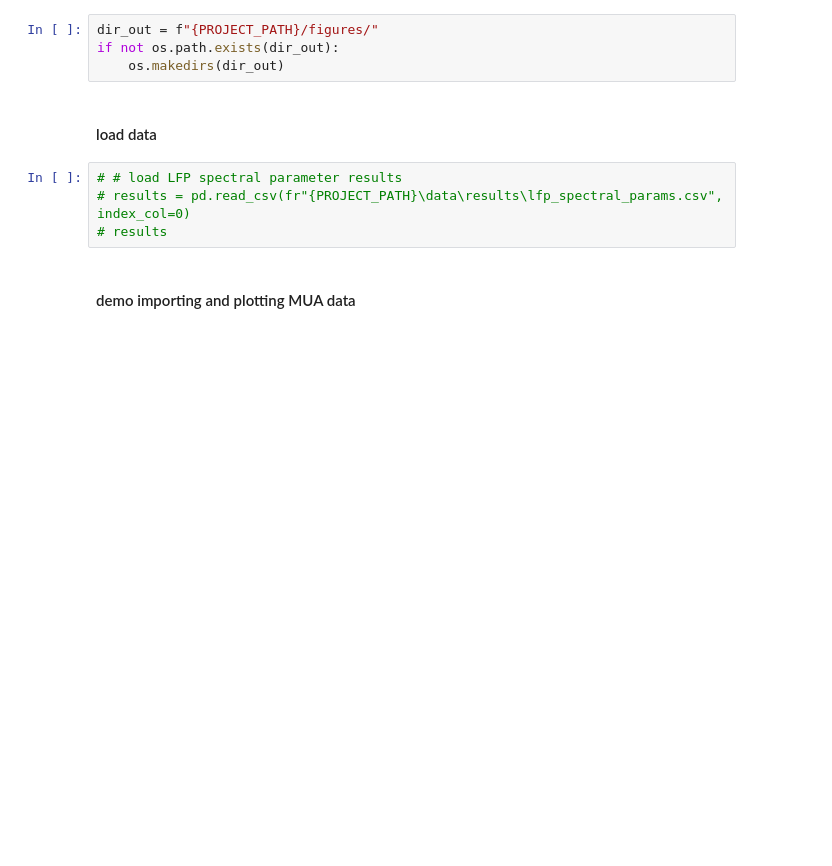
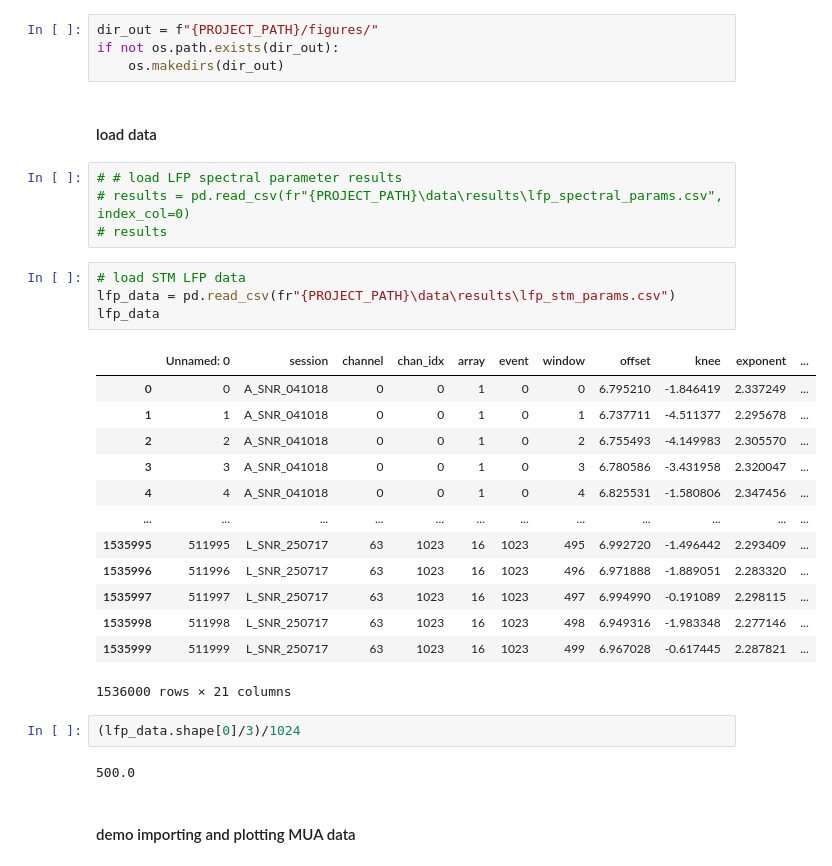
Before and after one commit to voytekresearch/v1_v4_1024_elec, a Jupyter notebook: notebooks/mua_v_lfp_offset.ipynb, the cells around one changed output. Cells and saved outputs as stored; diff of their text form; blank space fills up the shorter version.

```diff
--- a/notebooks/mua_v_lfp_offset.ipynb
+++ b/notebooks/mua_v_lfp_offset.ipynb
@@ -57,5 +59,27 @@ if not os.path.exists(dir_out):
 # # load LFP spectral parameter results
 # results = pd.read_csv(fr"{PROJECT_PATH}\data\results\lfp_spectral_params.csv", index_col=0)
 # results
+# %%
+# load STM LFP data
+lfp_data = pd.read_csv(fr"{PROJECT_PATH}\data\results\lfp_stm_params.csv")
+lfp_data
+# %% [output]
+|  | Unnamed: 0 | session | channel | chan_idx | array | event | window | offset | knee | exponent | ... |
+| 0 | 0 | A_SNR_041018 | 0 | 0 | 1 | 0 | 0 | 6.795210 | -1.846419 | 2.337249 | ... |
+| 1 | 1 | A_SNR_041018 | 0 | 0 | 1 | 0 | 1 | 6.737711 | -4.511377 | 2.295678 | ... |
+| 2 | 2 | A_SNR_041018 | 0 | 0 | 1 | 0 | 2 | 6.755493 | -4.149983 | 2.305570 | ... |
+| 3 | 3 | A_SNR_041018 | 0 | 0 | 1 | 0 | 3 | 6.780586 | -3.431958 | 2.320047 | ... |
+| 4 | 4 | A_SNR_041018 | 0 | 0 | 1 | 0 | 4 | 6.825531 | -1.580806 | 2.347456 | ... |
+| ... | ... | ... | ... | ... | ... | ... | ... | ... | ... | ... | ... |
+| 1535995 | 511995 | L_SNR_250717 | 63 | 1023 | 16 | 1023 | 495 | 6.992720 | -1.496442 | 2.293409 | ... |
+| 1535996 | 511996 | L_SNR_250717 | 63 | 1023 | 16 | 1023 | 496 | 6.971888 | -1.889051 | 2.283320 | ... |
+| 1535997 | 511997 | L_SNR_250717 | 63 | 1023 | 16 | 1023 | 497 | 6.994990 | -0.191089 | 2.298115 | ... |
+| 1535998 | 511998 | L_SNR_250717 | 63 | 1023 | 16 | 1023 | 498 | 6.949316 | -1.983348 | 2.277146 | ... |
+| 1535999 | 511999 | L_SNR_250717 | 63 | 1023 | 16 | 1023 | 499 | 6.967028 | -0.617445 | 2.287821 | ... |
+1536000 rows × 21 columns
+# %%
+(lfp_data.shape[0]/3)/1024
+# %% [output]
+500.0
 # %% [markdown]
 #### demo importing and plotting MUA data
```
Also changed, not shown: parts of 30 cells of this notebook, 1 other file.
